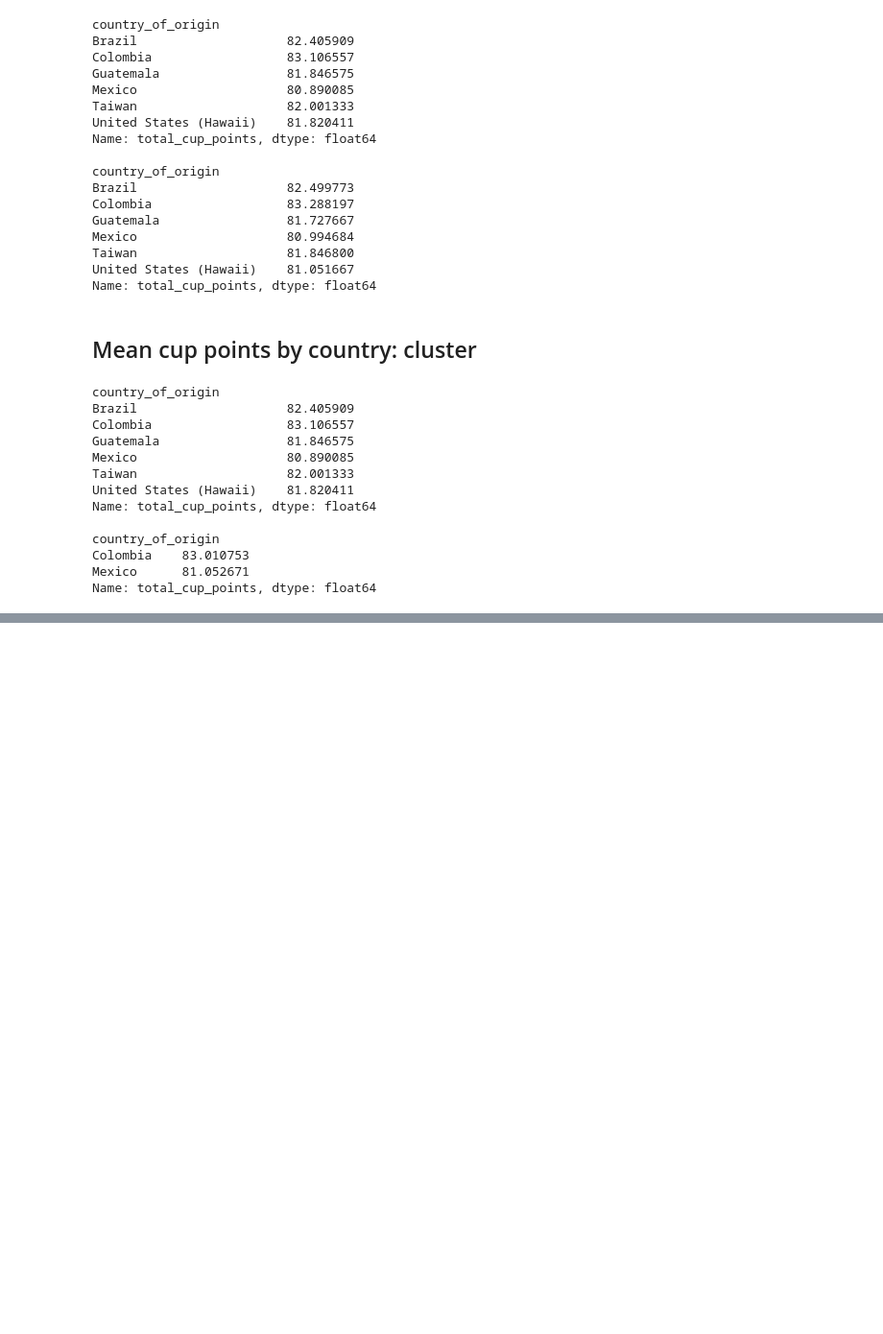
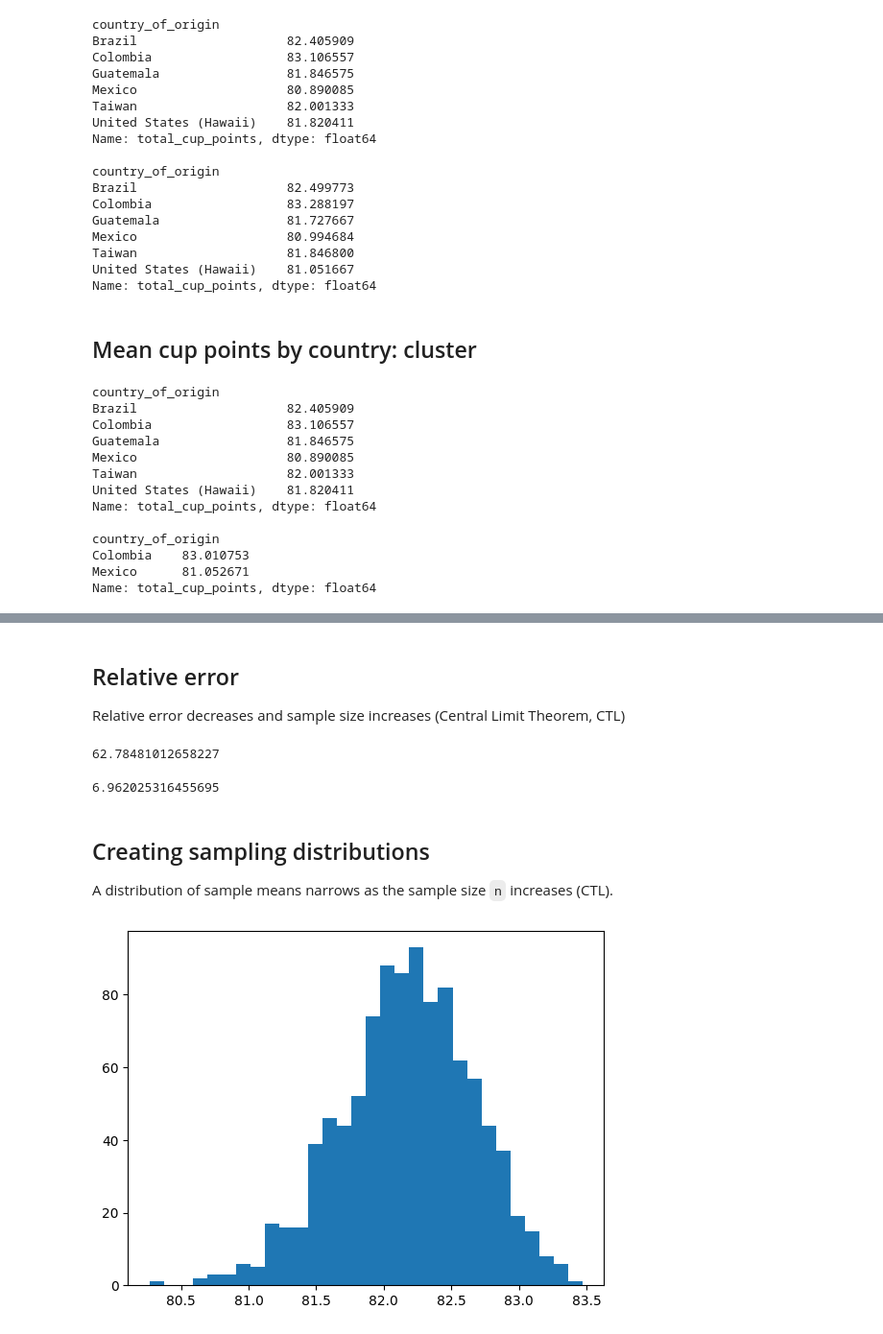
Before and after one commit to MichaelSzczepaniak/DataCamp, a Jupyter notebook: Tracks/Associate Data Scientist/28 Sampling in Python/SamplingInPython.ipynb, the cells around one changed output, grey strips where cells are left out. Shown: that part at 96% size. Saved outputs shown, nothing was run; the diff lists cells and outputs as text; code cells hidden in the pictures; blank space fills up the shorter version.

Commit message:
add section sampling distributions, start ctl section

```diff
--- a/Tracks/Associate Data Scientist/28 Sampling in Python/SamplingInPython.ipynb
+++ b/Tracks/Associate Data Scientist/28 Sampling in Python/SamplingInPython.ipynb
@@ -837,0 +874,51 @@ Name: total_cup_points, dtype: float64
+# %% [markdown]
+## Relative error
+
+Relative error decreases and sample size increases (Central Limit Theorem, CTL)
+# %%
+mean_attrition_pop = attrition_pop['Attrition'].mean()  # 0.16122448979591836
+
+# Generate a simple random sample of 50 rows, with seed 2022
+attrition_srs50 = attrition_pop.sample(n=50, random_state=2022)
+
+# Calculate the mean employee attrition in the sample
+mean_attrition_srs50 = attrition_srs50['Attrition'].mean()
+
+# Calculate the relative error percentage
+rel_error_pct50 = 100 * abs(mean_attrition_pop - mean_attrition_srs50) / mean_attrition_pop
+
+# Print rel_error_pct50
+print(rel_error_pct50)
+# %% [output]
+62.78481012658227
+# %%
+# Generate a simple random sample of 100 rows, with seed 2022
+attrition_srs100 = attrition_pop.sample(n=100, random_state=2022)
+
+# Calculate the mean employee attrition in the sample
+mean_attrition_srs100 = attrition_srs100['Attrition'].mean()
+
+# Calculate the relative error percentage
+rel_error_pct100 = 100 * abs(mean_attrition_pop - mean_attrition_srs100) / mean_attrition_pop
+
+# Print rel_error_pct100
+print(rel_error_pct100)  # drops by about an order of magnitude
+# %% [output]
+6.962025316455695
+# %% [markdown]
+## Creating sampling distributions
+
+A distribution of sample means narrows as the sample size `n` increases (CTL).
+# %%
+mean_cup_points_1000 = []
+for i in range(1000):
+    mean_cup_points_1000.append(
+        coffee_ratings.sample(n=30)['total_cup_points'].mean()
+    )
+
+# print(mean_cup_points_1000)
+
+plt.hist(mean_cup_points_1000, bins=30)
+plt.show()
+# %% [output]
+[figure, added]
```
Also changed, not shown: parts of 16 cells of this notebook.
